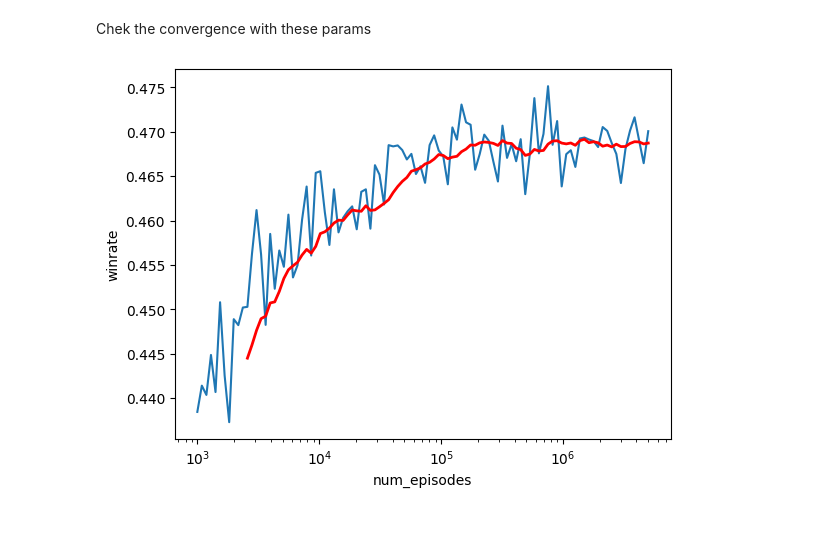
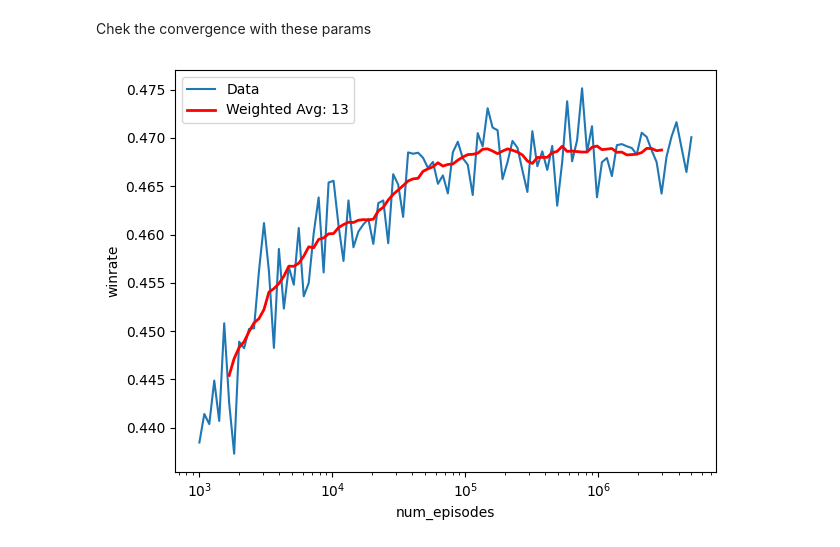
Before and after one commit to 174polol/DS425-Blackjack, a Jupyter notebook: src/Test_hyperparams.ipynb, the cells around one changed output. Cells and saved outputs as stored; diff of their text form; code cells hidden in the pictures.

```diff
--- a/src/Test_hyperparams.ipynb
+++ b/src/Test_hyperparams.ipynb
@@ -152,8 +154,13 @@ ax.set_ylabel('Gamma')
 ax.set_zlabel('Epsilon')
 
 # Add colorbar
-cbar = fig.colorbar(sc, pad = 0.15)
+cbar = fig.colorbar(sc, pad = 0.10)
 cbar.ax.set_ylabel('Win Rate', rotation=270, labelpad=10)
 
+# Save the figure with a unique filename
+filename = f"{directory_path_figures}/test_hyperparams_1_RD{rewarddraw}_RW{round(rewardwin,1)}_RL{round(rewardloss,1)}.png"
+plt.tight_layout()
+plt.savefig(filename)
+
 plt.show()
 # %% [output]
@@ -291,8 +298,12 @@ ax.set_ylabel('Gamma')
 ax.set_zlabel('Epsilon')
 
 # Add colorbar
-cbar = fig.colorbar(sc, pad = 0.15)
+cbar = fig.colorbar(sc, pad = 0.10)
 cbar.ax.set_ylabel('Win Rate', rotation=270, labelpad=10)
 
+filename = f"{directory_path_figures}/test_hyperparams_2_RD{rewarddraw}_RW{round(rewardwin,1)}_RL{round(rewardloss,1)}.png"
+plt.tight_layout()
+plt.savefig(filename)
+
 plt.show()
 # %% [output]
@@ -410,32 +421,51 @@ for i in trange(len(num_episodes_values)):
                 next_state, reward, done, terminal, dic = env.step(action)
                 state = next_state
                 if done and reward == 1:
                     num_wins += 1
                 elif done and reward == -1:
                     num_losses += 1
                 elif done and reward == 0:
                     num_draws += 1
 
         win_rate = num_wins / (num_games - num_draws)
         filename = f"{directory_path_epis}/episodes{num_episodes}_winrate_alpha{round(alpha,2)}_gamma{round(gamma,2)}_epsilon{round(epsilon,2)}_RD{rewarddraw}_RW{round(rewardwin,1)}_RL{round(rewardloss,1)}.pkl"
         with open(filename, 'wb') as f:
             pickle.dump(win_rate, f)
 
     winrates.append(win_rate)
 
 # Calculate the average winrate over adjacent points
 window_size = 12
 average_winrates = np.convolve(winrates, np.ones(window_size), 'valid') / window_size
 
 # Calculate the corresponding num_episodes values for the average winrates
-average_num_episodes = num_episodes_values[(window_size - 1):]
+# Calculate the average winrates
+half_window_size = window_size // 2
+# Calculate the average winrates
+average_winrates = []
+for i in range(half_window_size,len(winrates)- half_window_size):
+    start_index = max(0, i - half_window_size)
+    end_index = min(len(winrates), i + half_window_size + 1)
+    average_winrate = np.mean(winrates[start_index:end_index])
+    average_winrates.append(average_winrate)
+
+# Calculate the corresponding num_episodes values for the average winrates
+average_num_episodes = num_episodes_values[half_window_size:(half_window_size + len(average_winrates))]
+
 
 # Plot winrate vs num_episodes
 plt.plot(num_episodes_values, winrates)
 plt.plot(average_num_episodes, average_winrates, 'r-', linewidth=2)  # Add the average line
 plt.xscale('log')
 plt.xlabel('num_episodes')
 plt.ylabel('winrate')
+plt.legend(labels=['Data','Weighted Avg: 13'])
+
+filename = f"{directory_path_figures}/test_convergence_alpha{round(alpha,2)}_gamma{round(gamma,2)}_epsilon{round(epsilon,2)}_RD{rewarddraw}_RW{round(rewardwin,1)}_RL{round(rewardloss,1)}.png"
+plt.tight_layout()
+plt.savefig(filename)
+
+
 plt.show()
 # %% [output]
-[figure, old version]
+[figure, new version]
```
Also changed, not shown: parts of 3 cells of this notebook, 23 other files.
